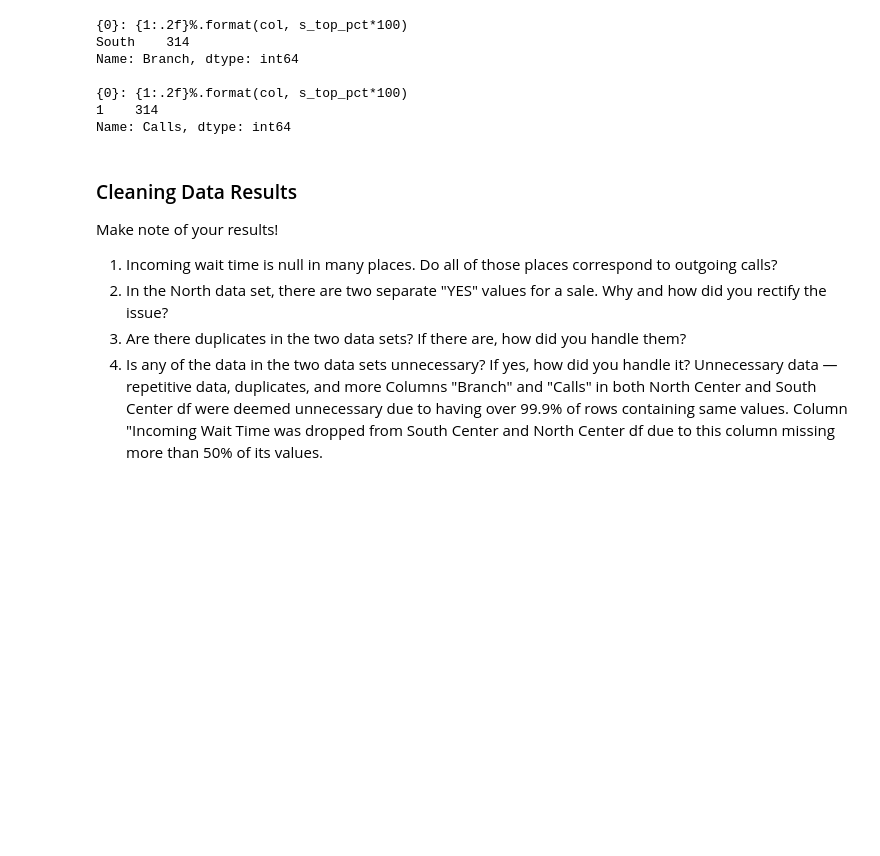
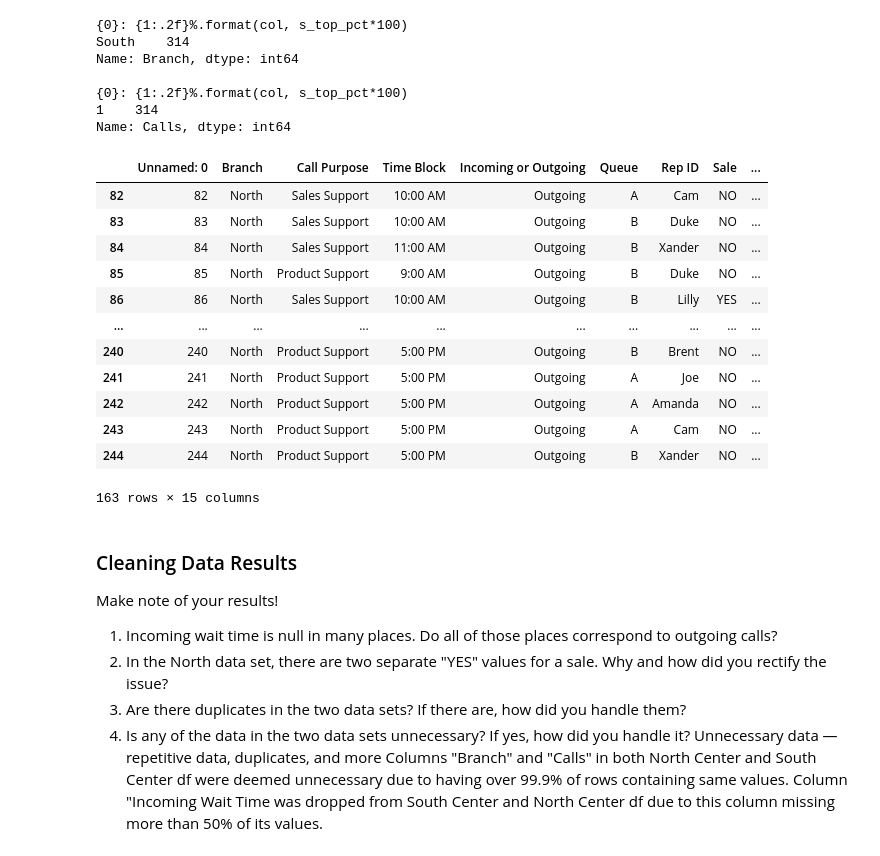
Before and after one commit to Izzy3K/call-center-cleanup-assignment, a Jupyter notebook: Call Center Cleanup.ipynb, the cells around one changed output. Drawn from its saved outputs; the diff is of its cells as text; code cells hidden in the pictures; blank space fills up the shorter version.

```diff
--- a/Call Center Cleanup.ipynb
+++ b/Call Center Cleanup.ipynb
@@ -512,6 +513,24 @@ Name: Branch, dtype: int64
 {0}: {1:.2f}%.format(col, s_top_pct*100)
 1    314
 Name: Calls, dtype: int64
+# %%
+north_df.loc[north_df['Incoming or Outgoing']=='Outgoing', :]
+
+#revisit this attempt at data cleaning #1
+# %% [output]
+|  | Unnamed: 0 | Branch | Call Purpose | Time Block | Incoming or Outgoing | Queue | Rep ID | Sale | ... |
+| 82 | 82 | North | Sales Support | 10:00 AM | Outgoing | A | Cam | NO | ... |
+| 83 | 83 | North | Sales Support | 10:00 AM | Outgoing | B | Duke | NO | ... |
+| 84 | 84 | North | Sales Support | 11:00 AM | Outgoing | B | Xander | NO | ... |
+| 85 | 85 | North | Product Support | 9:00 AM | Outgoing | B | Duke | NO | ... |
+| 86 | 86 | North | Sales Support | 10:00 AM | Outgoing | B | Lilly | YES | ... |
+| ... | ... | ... | ... | ... | ... | ... | ... | ... | ... |
+| 240 | 240 | North | Product Support | 5:00 PM | Outgoing | B | Brent | NO | ... |
+| 241 | 241 | North | Product Support | 5:00 PM | Outgoing | A | Joe | NO | ... |
+| 242 | 242 | North | Product Support | 5:00 PM | Outgoing | A | Amanda | NO | ... |
+| 243 | 243 | North | Product Support | 5:00 PM | Outgoing | A | Cam | NO | ... |
+| 244 | 244 | North | Product Support | 5:00 PM | Outgoing | B | Xander | NO | ... |
+163 rows × 15 columns
 # %% [markdown]
 ### Cleaning Data Results
 
```
Also changed, not shown: parts of 31 cells of this notebook.
